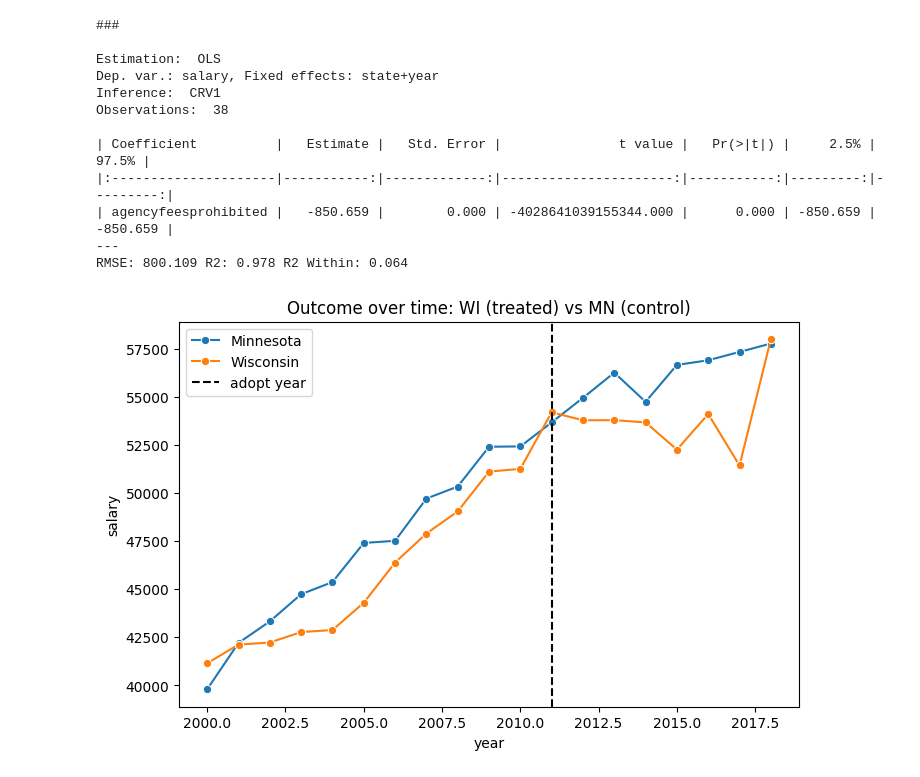
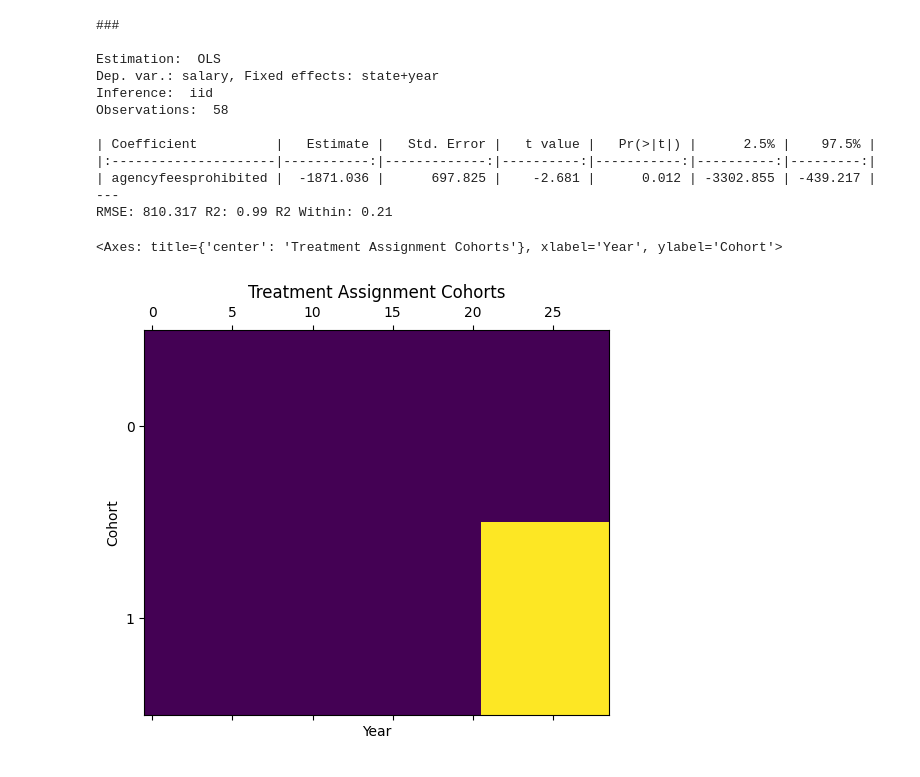
Before and after one commit to ricochn02/526-project, a Jupyter notebook: analysis_draft.ipynb, the cells around one changed output. Drawn from its saved outputs; the diff is of its cells as text; code cells hidden in the pictures.

```diff
--- a/analysis_draft.ipynb
+++ b/analysis_draft.ipynb
@@ -77,0 +76,11 @@ memory usage: 1.6 KB
+# %%
+df_merged = pd.merge(df_filtered, salaries_df, on = ['state', 'year'], how = 'left')
+
+# Adjust variable types
+df_merged['agencyfeesprohibited'] = df_merged['agencyfeesprohibited'].astype(int)
+df_merged["state"] = df_merged["state"].astype("string")
+df_merged["st"] = df_merged["st"].astype("string")
+df_merged["ever_treated"] = (df_merged["state"] == "Wisconsin").astype(int)
+
+df_merged.info()
+df_merged
@@ -78,33 +118,35 @@ memory usage: 1.6 KB
 # %%
-fit = pf.feols(fml = 'salary ~ agencyfeesprohibited | state + year',
-               data = df_merged,
-               vcov={"CRV1": "state"}
-)
-
-fit.summary()
+fit_static_twfe = pf.feols(
+    "salary ~ agencyfeesprohibited | state + year",
+    df_merged
+) # what sort of SEs to use?
+fit_static_twfe.summary()
 # %% [output]
 ###
 
 Estimation:  OLS
 Dep. var.: salary, Fixed effects: state+year
-Inference:  CRV1
-Observations:  38
+Inference:  iid
+Observations:  58
 
-| Coefficient          |   Estimate |   Std. Error |               t value |   Pr(>|t|) |     2.5% |    97.5% |
-|:---------------------|-----------:|-------------:|----------------------:|-----------:|---------:|---------:|
-| agencyfeesprohibited |   -850.659 |        0.000 | -4028641039155344.000 |      0.000 | -850.659 | -850.659 |
+| Coefficient          |   Estimate |   Std. Error |   t value |   Pr(>|t|) |      2.5% |    97.5% |
+|:---------------------|-----------:|-------------:|----------:|-----------:|----------:|---------:|
+| agencyfeesprohibited |  -1871.036 |      697.825 |    -2.681 |      0.012 | -3302.855 | -439.217 |
 ---
-RMSE: 800.109 R2: 0.978 R2 Within: 0.064
+RMSE: 810.317 R2: 0.99 R2 Within: 0.21
-# %%
-import seaborn as sns
-import matplotlib.pyplot as plt
-
-agg = df_merged.groupby(["year", "state"])["salary"].mean().reset_index()
-plt.figure(figsize=(8,5))
-sns.lineplot(data=agg, x="year", y="salary", hue="state", marker="o")
-plt.axvline(2011, color="k", linestyle="--", label="adopt year")
-plt.legend()
-plt.title("Outcome over time: WI (treated) vs MN (control)")
-plt.show()
-# %% [output]
-[figure, removed]
+# %%
+pf.panelview(
+    df_merged,
+    unit="state",
+    time="year",
+    treat="agencyfeesprohibited",
+    collapse_to_cohort=True,
+    sort_by_timing=True,
+    ylab="Cohort",
+    xlab="Year",
+    title="Treatment Assignment Cohorts",
+    figsize=(6, 5),
+)
+# %% [output]
+<Axes: title={'center': 'Treatment Assignment Cohorts'}, xlabel='Year', ylabel='Cohort'>
+[figure, added]
```
Also changed, not shown: parts of 7 cells of this notebook, 3 other files.
